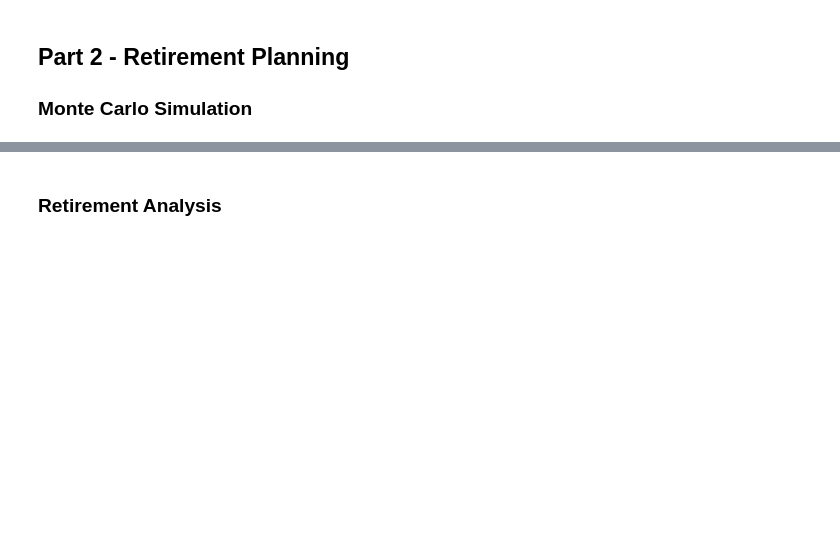
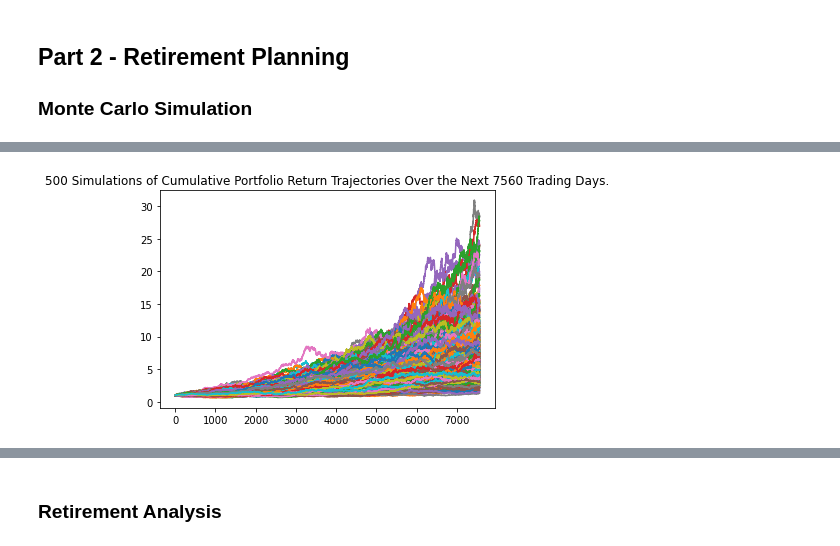
Before and after one commit to emersonwen/Rutgers_FinTech_Homework, a Jupyter notebook: Week-Five-Homework/Instructions/Starter_Code/financial-planner.ipynb, the cells around one changed output, grey strips where cells are left out. Cells and saved outputs as stored; diff of their text form; code cells hidden in the pictures; blank space fills up the shorter version.

```diff
--- a/Week-Five-Homework/Instructions/Starter_Code/financial-planner.ipynb
+++ b/Week-Five-Homework/Instructions/Starter_Code/financial-planner.ipynb
@@ -260,2 +272,8 @@ Running Monte Carlo simulation number 490.
+# %%
+# Plot simulation outcomes
+MC_returns_plot = MC_thirty_years.plot_simulation()
+MC_returns_plot.get_figure().savefig('30_Years_Return.png', bbox_inches='tight')
+# %% [output]
+[figure, added]
 # %%
 # Plot probability distribution and confidence intervals
```
Also changed, not shown: parts of 11 cells of this notebook.
